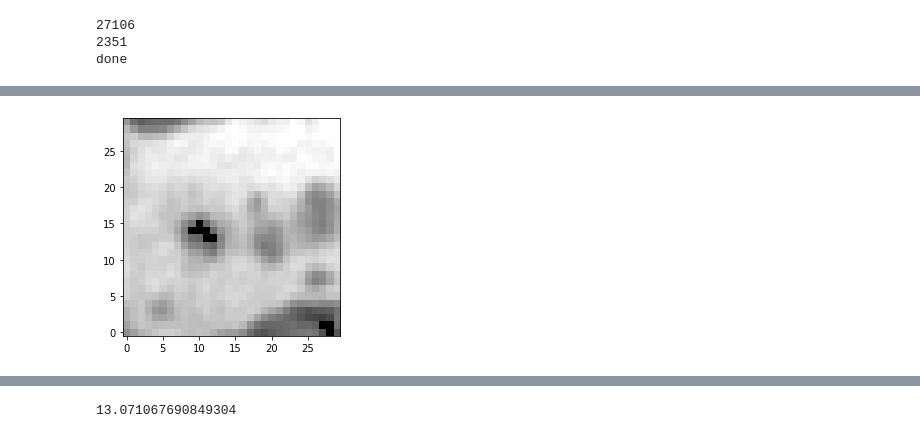
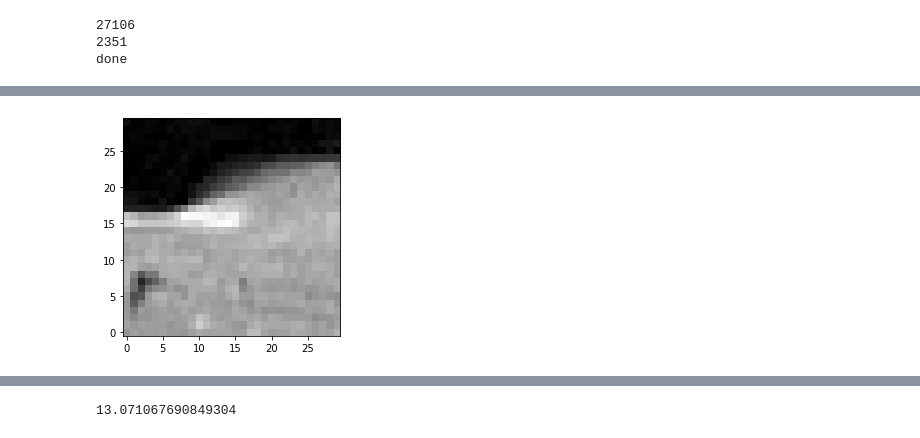
Before and after one commit to ellenwang1/ew-honoursthesis, a Jupyter notebook: Code/rf_iter_4.ipynb, the cells around one changed output, grey strips where cells are left out. Cells and saved outputs as stored; diff of their text form; code cells hidden in the pictures.

```diff
--- a/Code/rf_iter_4.ipynb
+++ b/Code/rf_iter_4.ipynb
@@ -273,7 +278,8 @@ done
 # %%
-input_image = X_train[200][7][:, 15, :]*255
+from skimage.feature import canny
+input_image = X_train[730][5][:, 15, :]*255
 input_image = input_image.astype('uint8')
 plt.imshow(input_image, cmap="gray", origin="lower")
 plt.show()
 # %% [output]
-[figure, old version]
+[figure, new version]
```
Also changed, not shown: parts of 13 cells of this notebook, 1 other file.
